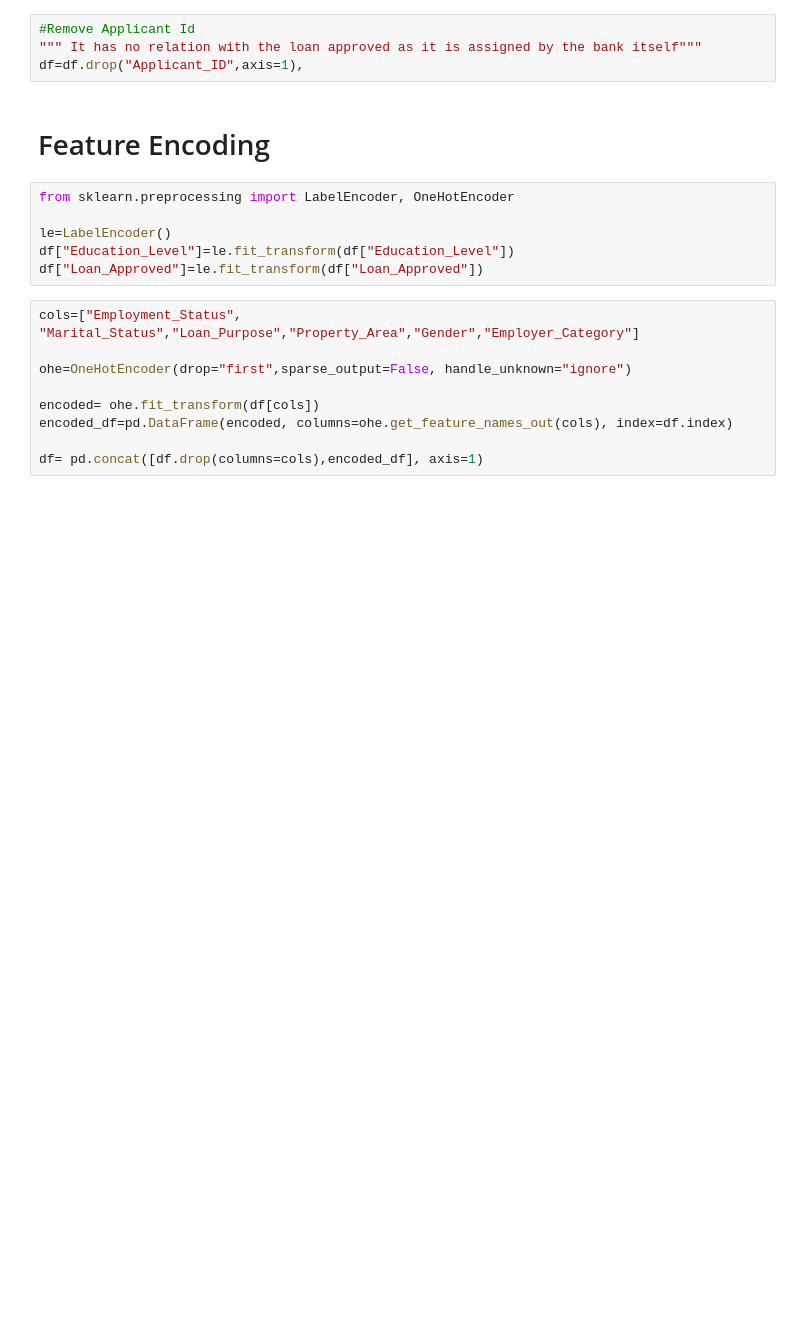
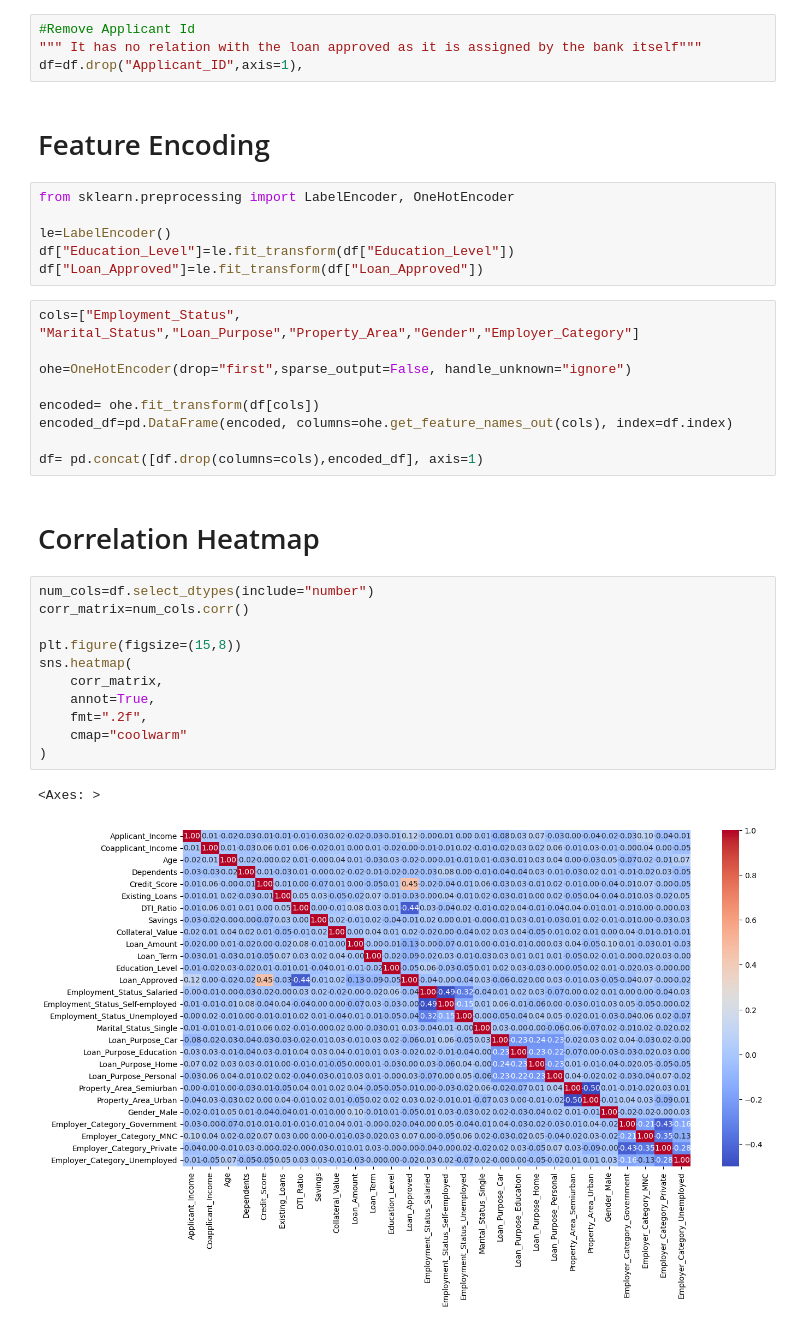
Before and after one commit to BhushanSah/CreditWise-Loan-System, a Jupyter notebook: CreditWise.ipynb, the cells around one changed output. Cells and saved outputs as stored; diff of their text form; blank space fills up the shorter version.

Commit message:
Completed Correlation Heatmap

```diff
--- a/CreditWise.ipynb
+++ b/CreditWise.ipynb
@@ -164,3 +164,19 @@ encoded= ohe.fit_transform(df[cols])
 encoded_df=pd.DataFrame(encoded, columns=ohe.get_feature_names_out(cols), index=df.index)
 
 df= pd.concat([df.drop(columns=cols),encoded_df], axis=1)
+# %% [markdown]
+<h1>Correlation Heatmap</h1>
+# %%
+num_cols=df.select_dtypes(include="number")
+corr_matrix=num_cols.corr()
+
+plt.figure(figsize=(15,8))
+sns.heatmap(
+    corr_matrix,
+    annot=True,
+    fmt=".2f",
+    cmap="coolwarm"
+)
+# %% [output]
+<Axes: >
+[figure, added]
```
